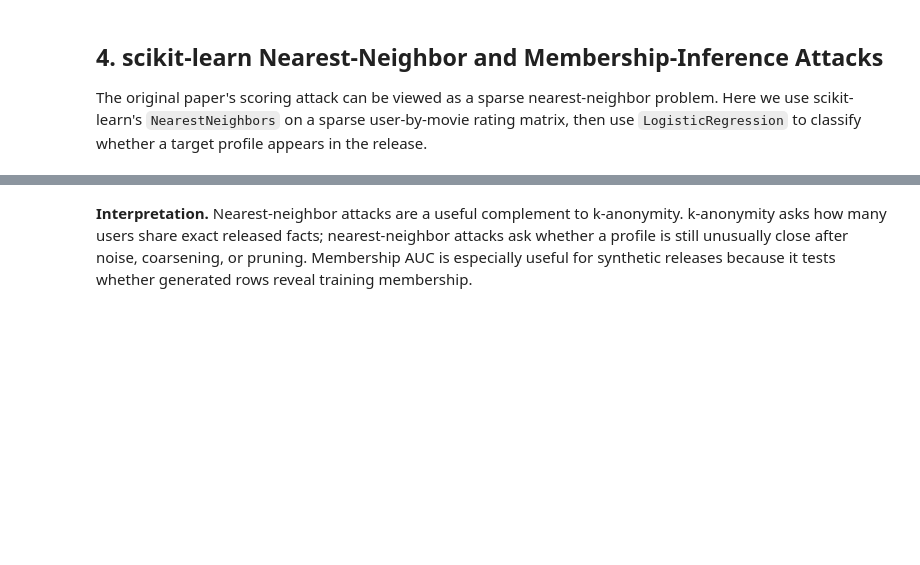
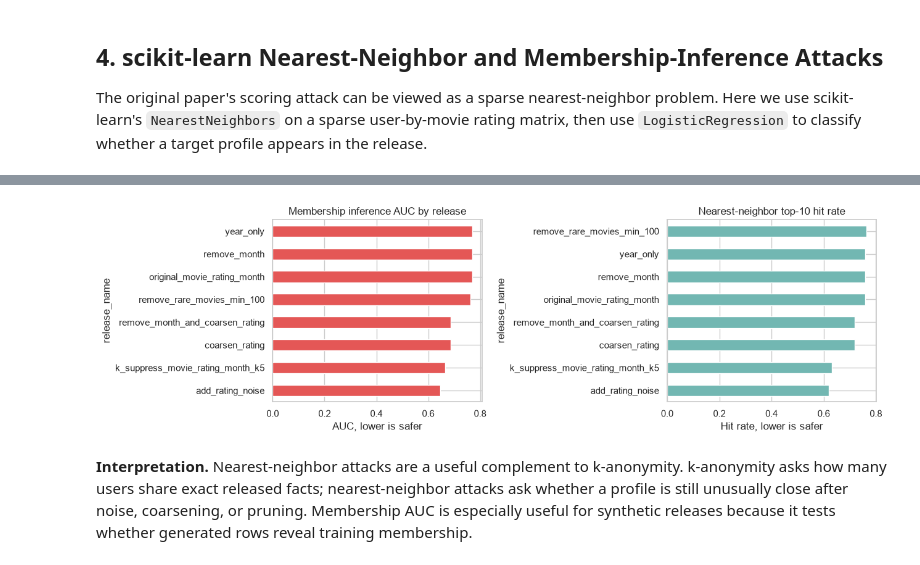
Before and after one commit to Erdos-Projects/summer26-guard-railing-sensitive-data, a Jupyter notebook: notebooks/04_empirical_privacy_utility_study.ipynb, the cells around one changed output, grey strips where cells are left out. Saved outputs shown, nothing was run; the diff lists cells and outputs as text; code cells hidden in the pictures; blank space fills up the shorter version.

```diff
--- a/notebooks/04_empirical_privacy_utility_study.ipynb
+++ b/notebooks/04_empirical_privacy_utility_study.ipynb
@@ -342,13 +427,16 @@ else:
 # %%
+plt, sns = use_plotting()
 if SKLEARN_AVAILABLE and not nn_summary.empty:
     fig, axes = plt.subplots(1, 2, figsize=(13, 4))
     nn_summary.sort_values("membership_auc").plot.barh(x="release_name", y="membership_auc", ax=axes[0], color="#E45756", legend=False)
     axes[0].set_title("Membership inference AUC by release")
     axes[0].set_xlabel("AUC, lower is safer")
     nn_summary.sort_values("top10_hit_rate").plot.barh(x="release_name", y="top10_hit_rate", ax=axes[1], color="#72B7B2", legend=False)
     axes[1].set_title("Nearest-neighbor top-10 hit rate")
     axes[1].set_xlabel("Hit rate, lower is safer")
     plt.tight_layout()
+# %% [output]
+[figure, added]
 # %% [markdown]
 **Interpretation.** Nearest-neighbor attacks are a useful complement to k-anonymity. k-anonymity asks how many users share exact released facts; nearest-neighbor attacks ask whether a profile is still unusually close after noise, coarsening, or pruning. Membership AUC is especially useful for synthetic releases because it tests whether generated rows reveal training membership.
 # %% [markdown]
```
Also changed, not shown: parts of 16 cells of this notebook, 8 other files.
